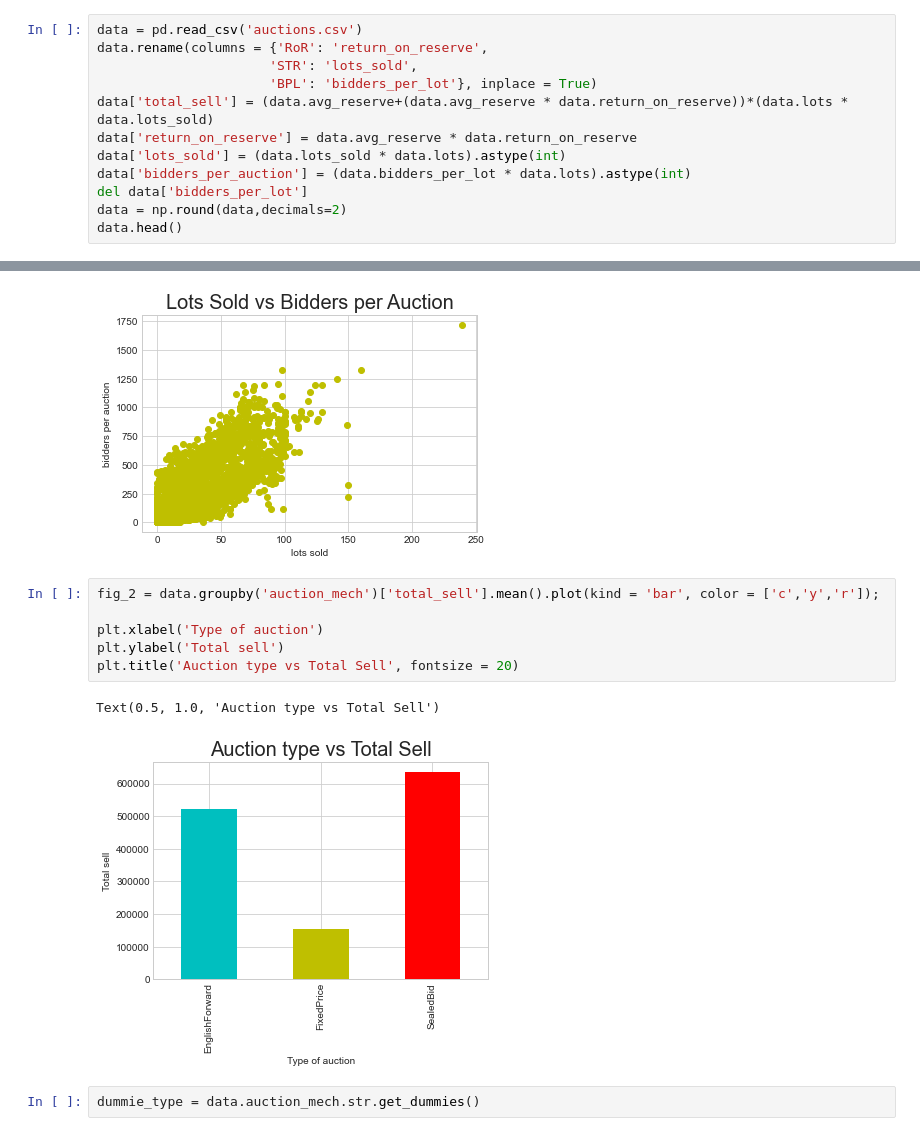
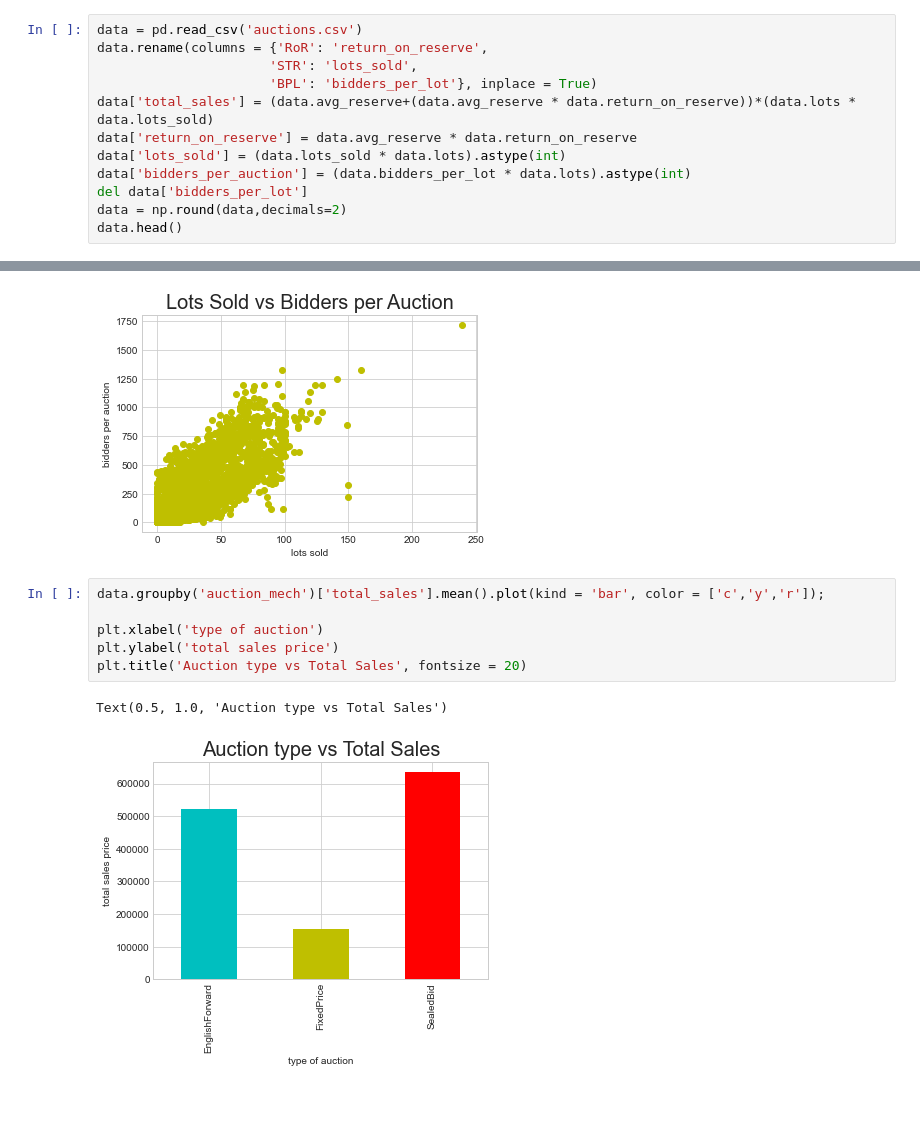
Before and after one commit to TheCiccio/Auctions_2019_Project, a Jupyter notebook: Auction results with total values.ipynb, the cells around one changed output, grey strips where cells are left out. Saved outputs shown, nothing was run; the diff lists cells and outputs as text; blank space fills up the shorter version.

```diff
--- a/Auction results with total values.ipynb
+++ b/Auction results with total values.ipynb
@@ -13,7 +13,7 @@ data = pd.read_csv('auctions.csv')
 data.rename(columns = {'RoR': 'return_on_reserve',
                       'STR': 'lots_sold',
                       'BPL': 'bidders_per_lot'}, inplace = True)
-data['total_sell'] = (data.avg_reserve+(data.avg_reserve * data.return_on_reserve))*(data.lots * data.lots_sold)
+data['total_sales'] = (data.avg_reserve+(data.avg_reserve * data.return_on_reserve))*(data.lots * data.lots_sold)
 data['return_on_reserve'] = data.avg_reserve * data.return_on_reserve
 data['lots_sold'] = (data.lots_sold * data.lots).astype(int)
 data['bidders_per_auction'] = (data.bidders_per_lot * data.lots).astype(int)
@@ -99,13 +99,11 @@ plt.show()
 # %% [output]
 [figure]
 # %%
-fig_2 = data.groupby('auction_mech')['total_sell'].mean().plot(kind = 'bar', color = ['c','y','r']);
+data.groupby('auction_mech')['total_sales'].mean().plot(kind = 'bar', color = ['c','y','r']);
 
-plt.xlabel('Type of auction')
-plt.ylabel('Total sell')
-plt.title('Auction type vs Total Sell', fontsize = 20)
+plt.xlabel('type of auction')
+plt.ylabel('total sales price')
+plt.title('Auction type vs Total Sales', fontsize = 20)
 # %% [output]
-Text(0.5, 1.0, 'Auction type vs Total Sell')
+Text(0.5, 1.0, 'Auction type vs Total Sales')
-[figure, old version]
+[figure, new version]
-# %%
-dummie_type = data.auction_mech.str.get_dummies()
```
Also changed, not shown: parts of 5 cells of this notebook, 1 other file.
